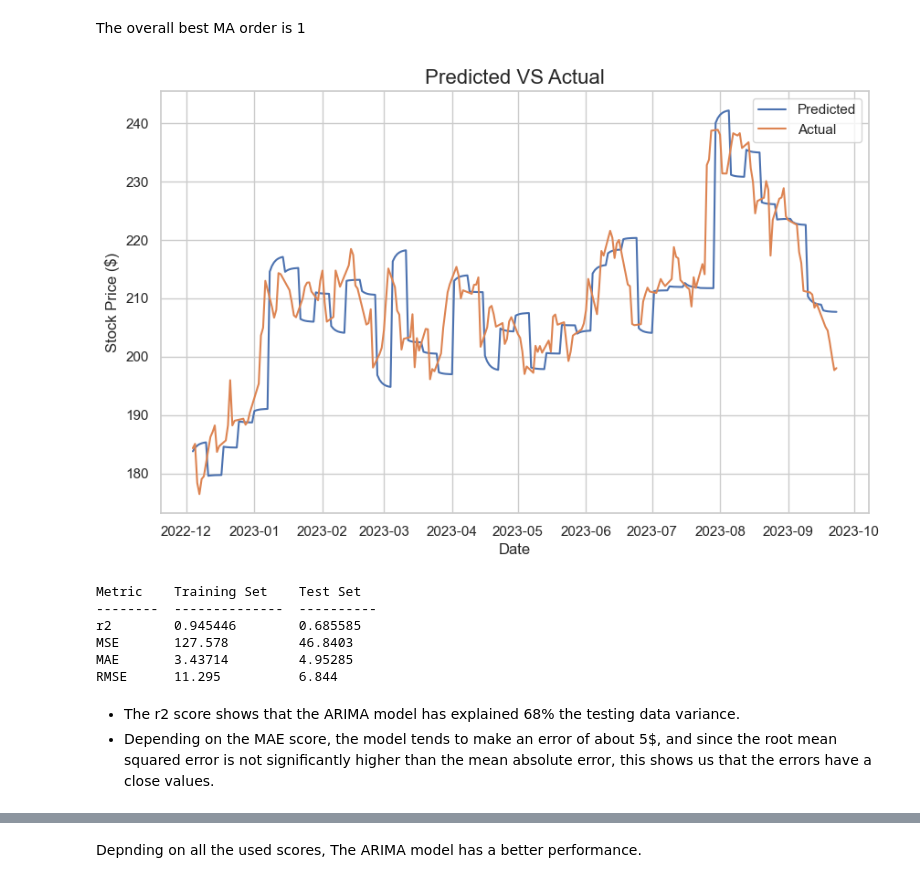
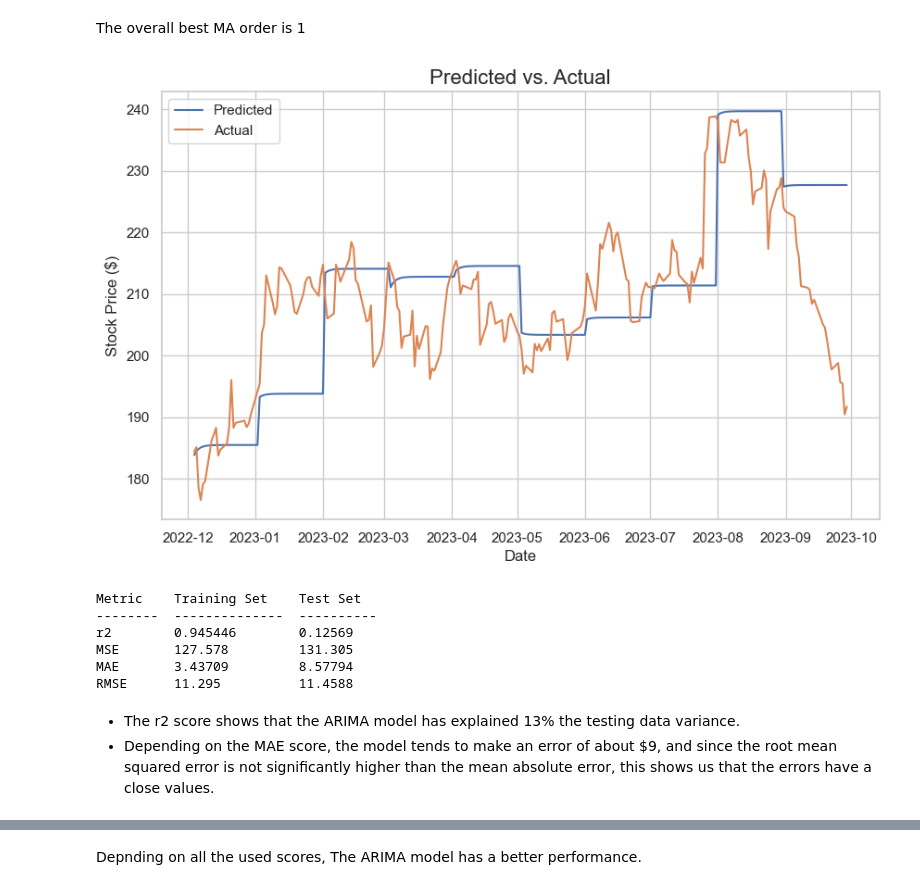
Before and after one commit to Mahdi-Kriaa/Stock_Price_Forecasting, a Jupyter notebook: stock_price_forecasting.ipynb, the cells around one changed output, grey strips where cells are left out. Saved outputs shown, nothing was run; the diff lists cells and outputs as text; code cells hidden in the pictures.

```diff
--- a/stock_price_forecasting.ipynb
+++ b/stock_price_forecasting.ipynb
@@ -133,24 +108,24 @@ The overall best MA order is 1
 # %%
 # 7 steps forecast with the ARIMA model
 start = df_train.shape[0]-1
-ends_list = [start+7*i for i in range(df_test.shape[0]//7)]
+ends_list = [start+30*i for i in range(df_test.shape[0]//30)]
 predict_list = []
 for i in ends_list:
     arima_model = ARIMA(df_adj_close.iloc[:i], order=(1,1,1))
     arima_model_fit = arima_model.fit()
-    predict_list = predict_list + arima_model_fit.forecast(7).to_list()
+    predict_list = predict_list + arima_model_fit.forecast(30).to_list()
 # %%
 # plot predicted and actual values for the Prophet model
 plt.figure(figsize=(10,6))
 plt.plot(df_test[:len(predict_list)].index, predict_list, label="Predicted")
 plt.plot(df_test[:len(predict_list)], label="Actual")
-plt.title("Predicted VS Actual", size=16)
+plt.title("Predicted vs. Actual", size=16)
 plt.xlabel("Date")
 plt.ylabel("Stock Price ($)")
 plt.legend()
 plt.show()
 # %% [output]
-[figure, old version]
+[figure, new version]
 # %%
 def regression_metrics_ARMA(model, y_train, y_test, y_test_pred) :
     start_train = y_train.index[0]
@@ -168,13 +143,13 @@ print(regression_metrics_ARMA(arima_model_fit, df_train, df_test, predict_list))
 # %% [output]
 Metric    Training Set    Test Set
 --------  --------------  ----------
-r2        0.945446        0.685585
-MSE       127.578         46.8403
-MAE       3.43714         4.95285
-RMSE      11.295          6.844
+r2        0.945446        0.12569
+MSE       127.578         131.305
+MAE       3.43709         8.57794
+RMSE      11.295          11.4588
 # %% [markdown]
-- The r2 score shows that the ARIMA model has explained 68% the testing data variance.
-- Depending on the MAE score, the model tends to make an error of about 5$, and since the root mean squared error is not significantly higher than the mean absolute error, this shows us that the errors have a close values.
+- The r2 score shows that the ARIMA model has explained 13% the testing data variance.
+- Depending on the MAE score, the model tends to make an error of about $9, and since the root mean squared error is not significantly higher than the mean absolute error, this shows us that the errors have a close values.
 # %%
 # train-test split data for the Prophet model
 df_prophet = df_adj_close.reset_index()
```
Also changed, not shown: parts of 13 cells of this notebook.
